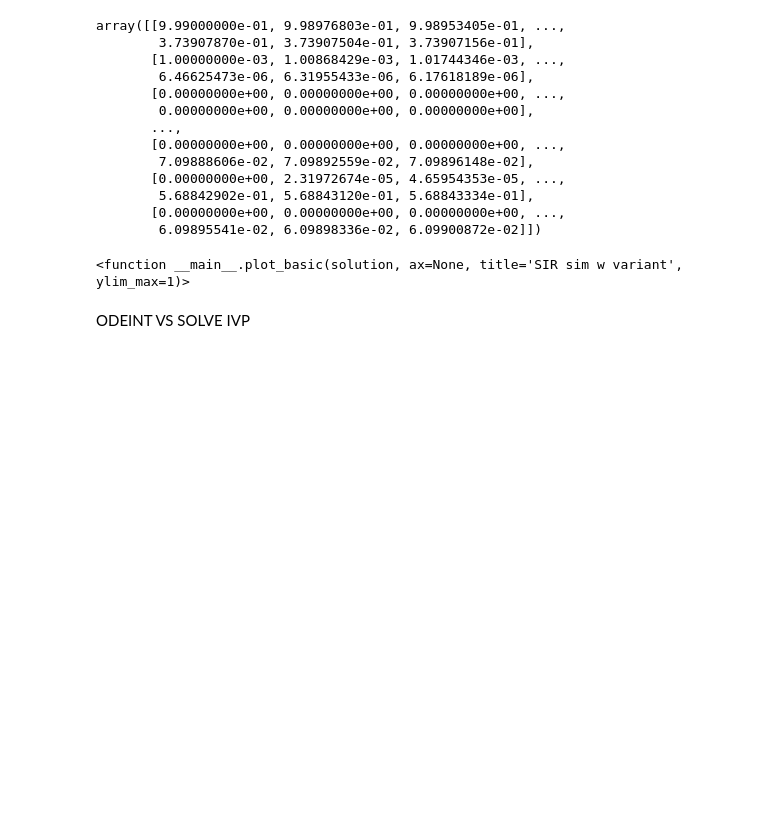
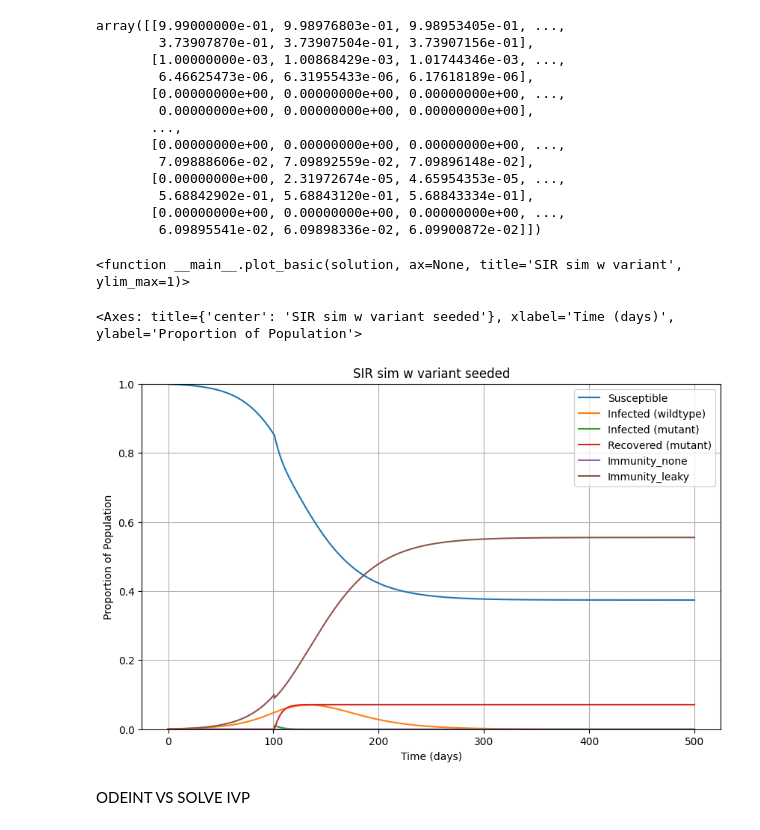
Before and after one commit to condusinew/vaccine_failure_escape, a Jupyter notebook: seed_natimm.ipynb, the cells around one changed output. Cells and saved outputs as stored; diff of their text form; code cells hidden in the pictures; blank space fills up the shorter version.

```diff
--- a/seed_natimm.ipynb
+++ b/seed_natimm.ipynb
@@ -326,12 +326,13 @@ y0 = [S0, Iw0, N0, P0, Im0, Rm0, CIw0, CIm0]
 # %%
 #FUNCTION TO FIND TIME OF VARIANT RISING
 
-def find_tv(recovered_threshold = 0.1):
-  # run sir model (with no variant) until R = 0.1
-  def _reach_size(t, y, mu, betaw, gammaw, betam, gammam, epsilona, epsilonL):
-      return (y[2]+y[3]+y[4]) - recovered_threshold
+# run sir model (with no variant) until R = 0.1
+recovered_threshold = 0.1
+def _reach_size(t, y, mu, betaw, gammaw, betam, gammam, epsilona, epsilonL):
+    return (y[2]+y[3]+y[4]) - recovered_threshold
+    _reach_size.terminate = True
 
-  _reach_size.terminate = True
+def find_tv():
 
   # RUN BEFORE SEEDING
   # RUN WHEN Iv = 0, to find time of variant see
@@ -344,7 +345,7 @@ def find_tv(recovered_threshold = 0.1):
 
   return tv
 
-tv = find_tv(recovered_threshold = 0.1)
+tv = find_tv()
 # %%
 tv
 # %% [output]
@@ -440,6 +441,38 @@ array([[9.99000000e-01, 9.98976803e-01, 9.98953405e-01, ...,
 plot_basic#NEEDS TO BE FIXED
 # %% [output]
 <function __main__.plot_basic(solution, ax=None, title='SIR sim w variant', ylim_max=1)>
+# %%
+def plot_basic(t_full, y_full, figsize = (10, 6), ax=None, title="SIR sim w variant seeded", ylim_max = 1):
+    if ax is None:
+        fig, ax = plt.subplots(figsize = figsize)
+
+    S, Iw, N, P, Im, Rm, CIw, CIm  = y_full
+
+    ax.plot(t_full, S, label='Susceptible')
+    ax.plot(t_full, Iw, label='Infected (wildtype)')
+    ax.plot(t_full, Im, label='Infected (mutant)')
+    ax.plot(t_full, Rm, label='Recovered (mutant)')
+    ax.plot(t_full, N, label='Immunity_none')
+    ax.plot(t_full, P, label='Immunity_leaky')
+
+    ax.set_xlabel('Time (days)')
+    ax.set_ylabel('Proportion of Population')
+    ax.set_title(title)
+    ax.set_ylim(0, ylim_max)
+    ax.legend()
+    ax.grid(True)
+
+    return ax
+
+
+# IMMUNITY CONFERRED BY NAT IMMUNITY SHOULD BE ADDRESSING RESIDENT STRAIN
+# NEED AN ALL OR NOTHING SCENARIO WITH NOTHINGS THAT ARE RESIDENT AND VARIANT SUSC AND ALL WHICH IS JUST VARIANT SUS
+# SHOULD BE COMING FROM INECTED OR SUSCEPTIBLE CLASS MUT
+# %%
+plot_basic(t_full, y_full)
+# %% [output]
+<Axes: title={'center': 'SIR sim w variant seeded'}, xlabel='Time (days)', ylabel='Proportion of Population'>
+[figure, added]
 # %% [markdown]
 ODEINT VS SOLVE IVP
 # %%
```
Also changed, not shown: parts of 1 cell of this notebook.
